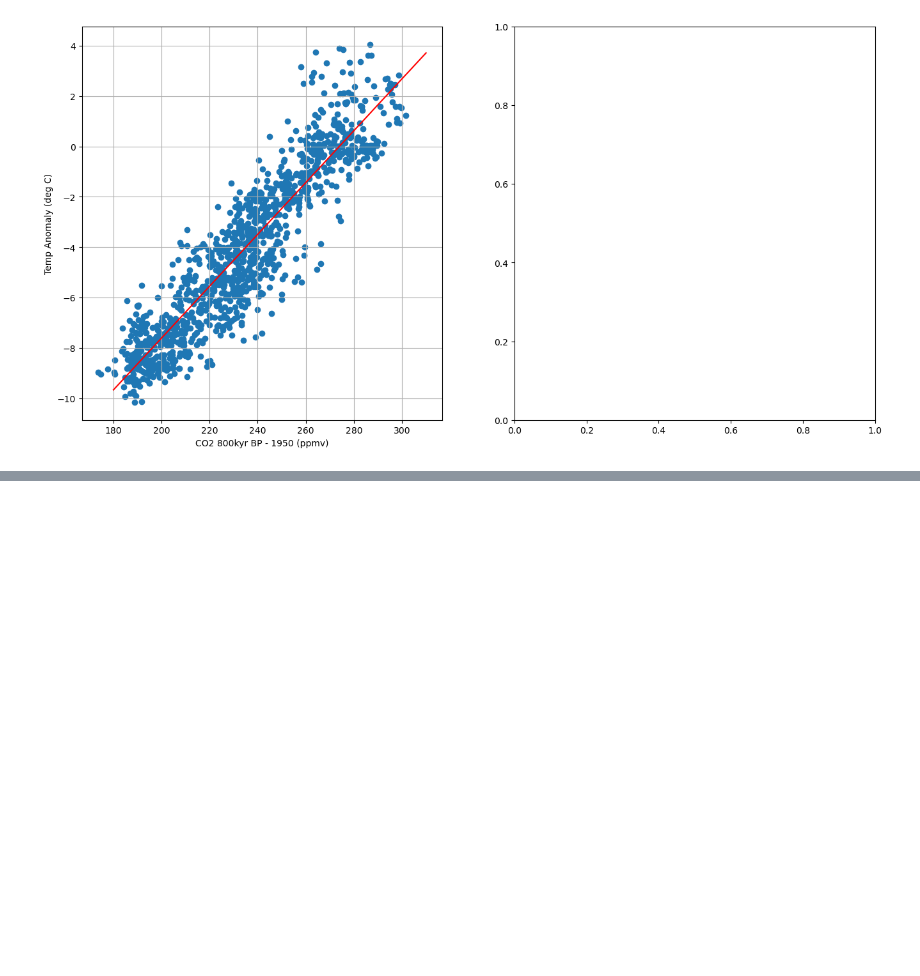
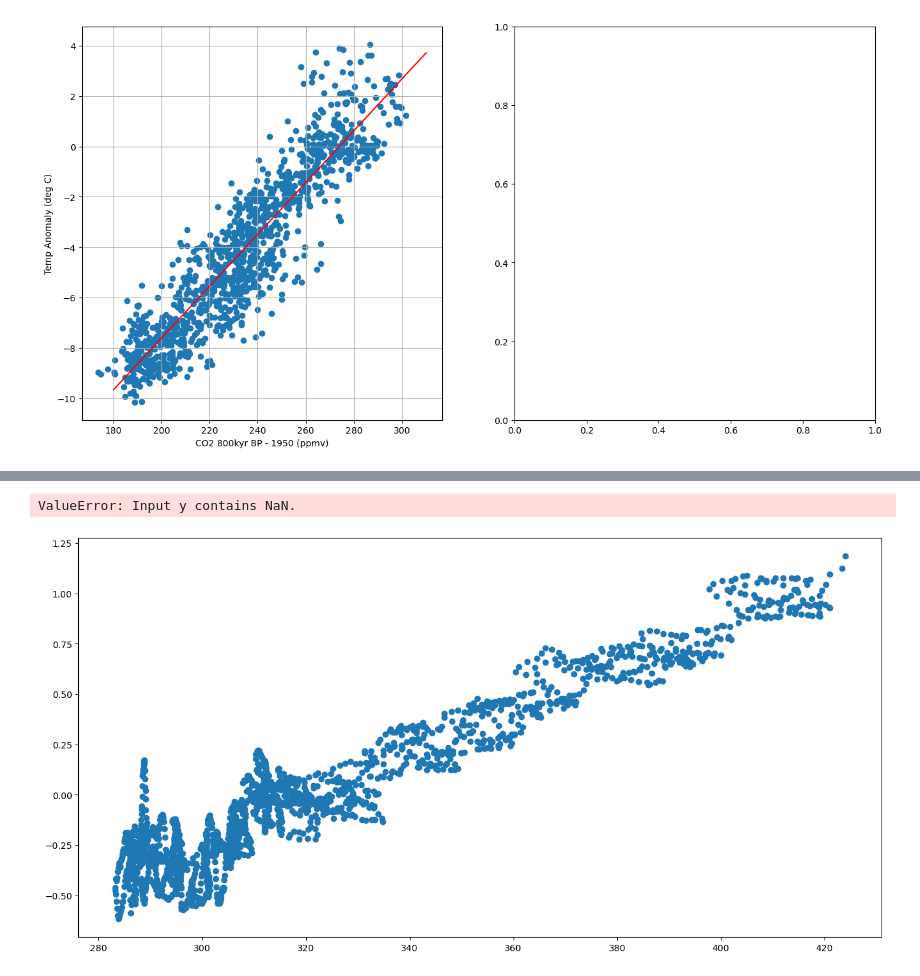
Before and after one commit to Eilis9/PfDA_Project2, a Jupyter notebook: analysis.ipynb, the cells around one changed output, grey strips where cells are left out. Cells and saved outputs as stored; diff of their text form; code cells hidden in the pictures; blank space fills up the shorter version.

```diff
--- a/analysis.ipynb
+++ b/analysis.ipynb
@@ -612,0 +695,19 @@ Slope: [0.1028516], Intercept: -28.174803271852742
+# %%
+fig, ax = plt.subplots(1, figsize=(16, 8))
+ax.scatter(modern_CO2_composite['new_CO2'], GMST_anom_1850['GMST Anomaly Yearly'])
+
+x = np.array(modern_CO2_composite['new_CO2']).reshape((-1, 1))
+y = np.array(GMST_anom_1850['GMST Anomaly Yearly'])
+model = LinearRegression().fit(x,y)
+r_sq = model.score(x, y)
+print(f"coefficient of determination: {r_sq}")
+print(f"Slope: {model.coef_}, Intercept: {model.intercept_}")
+#linear_fit_x = np.arange(180, 320, 10)
+#linear_fit_y = linear_fit_x * model.coef_ + model.intercept_
+
+fig, axs = plt.subplots(1,2, figsize=(16, 8))
+ax.scatter(new_CO2, GMST_anom_1850['GMST Anomaly Yearly'])
+ax.plot(linear_fit_x, linear_fit_y, 'r', label='linear fit')
+# %% [output]
+ValueError: Input y contains NaN.
+[figure, added]
```
Also changed, not shown: parts of 18 cells of this notebook, 4 other files.
